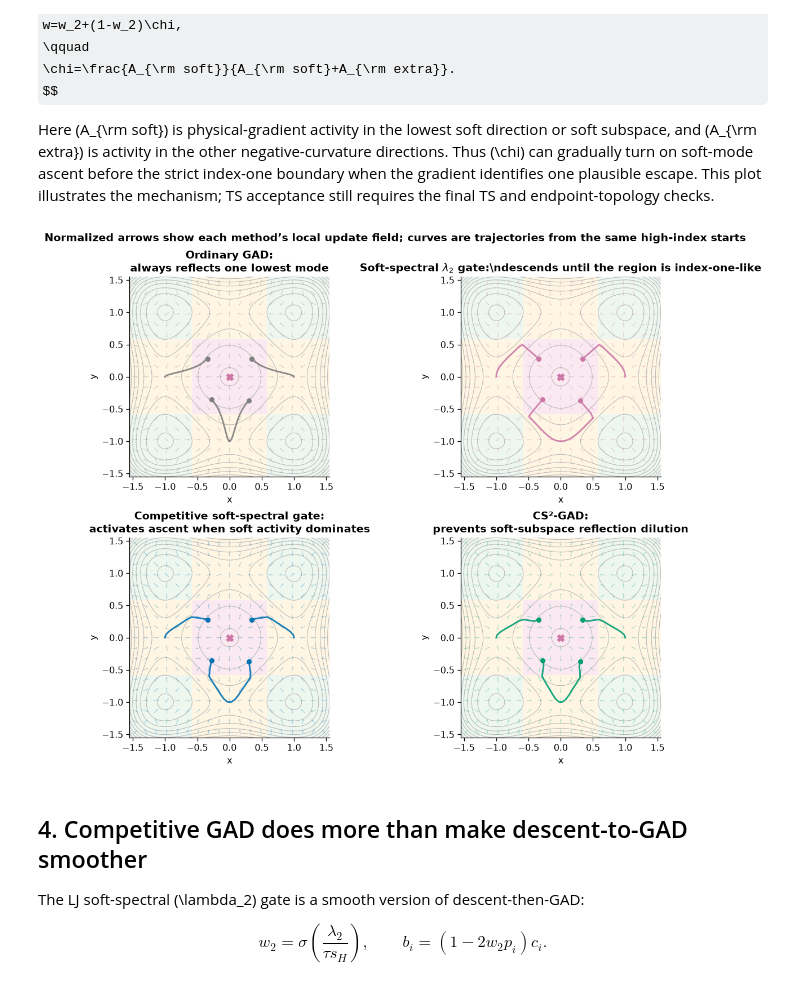
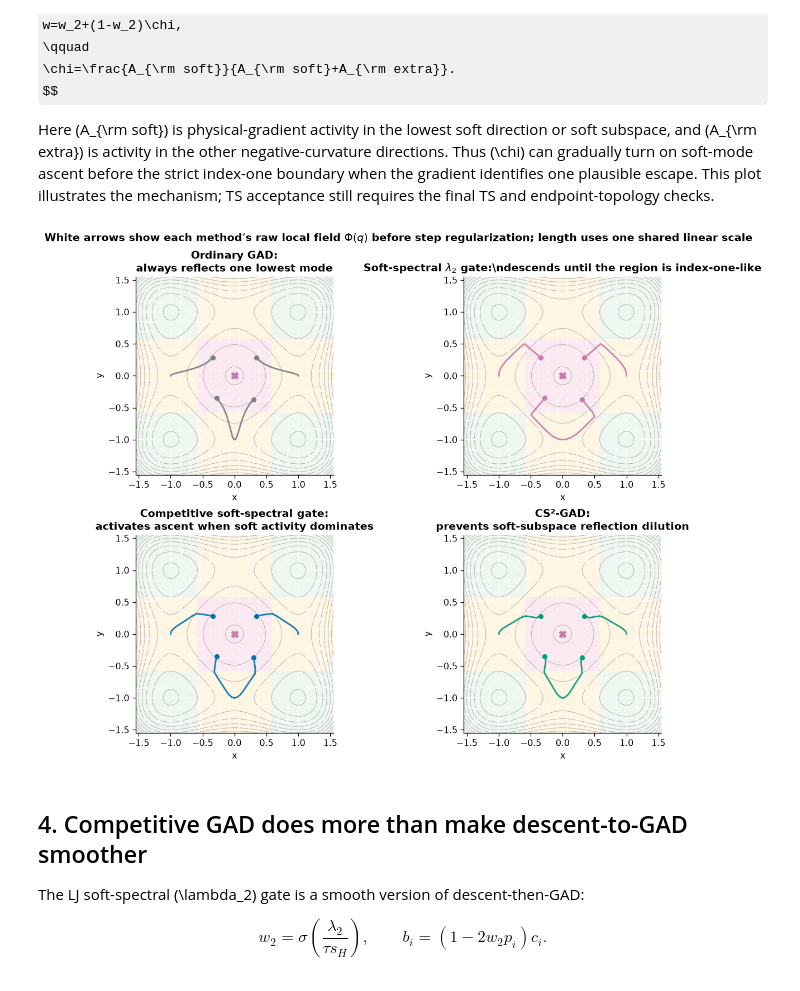
Before and after one commit to memo-ozdincer/GAD_plus, a Jupyter notebook: examples/gad_evolution_four_wells.ipynb, the cells around one changed output. Drawn from its saved outputs; the diff is of its cells as text; code cells hidden in the pictures; some formulas as TeX source.

```diff
--- a/examples/gad_evolution_four_wells.ipynb
+++ b/examples/gad_evolution_four_wells.ipynb
@@ -80,29 +80,24 @@ def draw_index_background(ax, *, legend=False):
             title="Exact local Morse index", frameon=False, loc="upper right", fontsize=8, title_fontsize=8,
         )
 
-def draw_normalized_field(ax, vectors, *, n=19, color="#4A4A4A", alpha=.48, width=.0032):
-    """Draw directions only: normalization keeps steep walls from hiding the topology."""
+def draw_method_field(ax, vectors, *, n=20, color="white", alpha=.90, width=.004):
+    """Draw the raw local method field with one shared linear display scale."""
     field_grid = np.linspace(-1.46, 1.46, n)
     qx, qy = np.meshgrid(field_grid, field_grid)
     points = np.column_stack([qx.ravel(), qy.ravel()])
-    directions = np.asarray([vectors(point) for point in points], dtype=float)
-    norms = np.linalg.norm(directions, axis=1)
-    keep = norms > 1e-10
-    directions[keep] *= .085 / norms[keep, None]
-    directions[~keep] = 0.
+    updates = np.asarray([vectors(point) for point in points], dtype=float)
     ax.quiver(
-        points[:, 0], points[:, 1], directions[:, 0], directions[:, 1],
-        angles="xy", scale_units="xy", scale=1, pivot="mid", color=color,
+        points[:, 0], points[:, 1], updates[:, 0], updates[:, 1],
+        angles="xy", scale_units="xy", scale=22, pivot="mid", color=color,
         alpha=alpha, width=width, headwidth=3.0, headlength=3.7, headaxislength=3.3,
         zorder=2,
     )
 
 fig, ax = plt.subplots(figsize=(5.5, 4.6))
 draw_index_background(ax, legend=True)
-draw_normalized_field(ax, lambda q: -grad(q))
 ax.scatter([-1, -1, 1, 1], [-1, 1, -1, 1], c="#222222", s=30, label="minima")
 ax.scatter([0, 0, -1, 1], [-1, 1, 0, 0], c="#D55E00", marker="X", s=55, label="index-1 saddles")
 ax.scatter([0], [0], c="#CC79A7", marker="X", s=60, label="index-2 centre")
-ax.set(xlim=(-1.55, 1.55), ylim=(-1.55, 1.55), aspect="equal", xlabel="x", ylabel="y", title=r"Four wells and physical descent directions $-\nabla E$")
+ax.set(xlim=(-1.55, 1.55), ylim=(-1.55, 1.55), aspect="equal", xlabel="x", ylabel="y", title="Four wells and exact local-index regions")
 plt.show()
 # %% [output]
@@ -162,6 +157,17 @@ def step(q, policy, R=.085):
     mu = np.linalg.norm(b)/R if np.linalg.norm(b) > 0 else 1.
     return U @ (-b/np.sqrt(lam**2 + mu**2)), {"lambda": lam, "p": p, "w2": w2, "chi": chi, "w": w, "r": r}
 
+def raw_field(q, policy):
+    """Unregularized local vector field: the GAD-modified force before step control."""
+    lam, U, c, p, w2, chi = local_quantities(q)
+    if policy.key == "ordinary":
+        w, r = 1., np.array([1., 0.])
+    else:
+        w = w2 + (1-w2)*chi if policy.competitive else w2
+        r = p/p.max() if policy.subspace else p
+    b = (1 - 2*w*r)*c
+    return U @ (-b)
+
 def trace(start, policy, n=220):
     path = [np.array(start, dtype=float)]
     for _ in range(n): path.append(path[-1] + step(path[-1], policy)[0])
@@ -195,19 +201,19 @@ Here \(A_{\rm soft}\) is physical-gradient activity in the lowest soft direction
 # %%
 starts = np.array([[.34,.28],[-.34,.28],[.30,-.37],[-.28,-.35]])
 fig, axes = plt.subplots(2, 2, figsize=(10.2, 8.3), constrained_layout=True)
 for ax, policy in zip(axes.flat, POLICIES):
     draw_index_background(ax)
-    draw_normalized_field(ax, lambda q, policy=policy: step(q, policy)[0], color=COLORS[policy.key], alpha=.33, width=.0028)
+    draw_method_field(ax, lambda q, policy=policy: raw_field(q, policy))
     for start in starts:
         path = trace(start, policy)
         ax.plot(path[:,0], path[:,1], lw=1.8, color=COLORS[policy.key], alpha=.9)
         ax.scatter(*start, s=22, color=COLORS[policy.key], zorder=3)
     ax.scatter([0], [0], marker="X", s=55, c="#CC79A7", zorder=4)
     ax.set(title=policy.name, xlim=(-1.55,1.55), ylim=(-1.55,1.55), aspect="equal", xlabel="x", ylabel="y")
-fig.suptitle("Normalized arrows show each method’s local update field; curves are trajectories from the same high-index starts", fontsize=12, fontweight="bold")
+fig.suptitle("White arrows show each method’s raw local field $\Phi(q)$ before step regularization; length uses one shared linear scale", fontsize=12, fontweight="bold")
 plt.show()
 # %% [output]
-[figure, old version]
+[figure, new version]
 # %% [markdown]
 ## 4. Competitive GAD does more than make descent-to-GAD smoother
 
```
Also changed, not shown: parts of 2 cells of this notebook.
